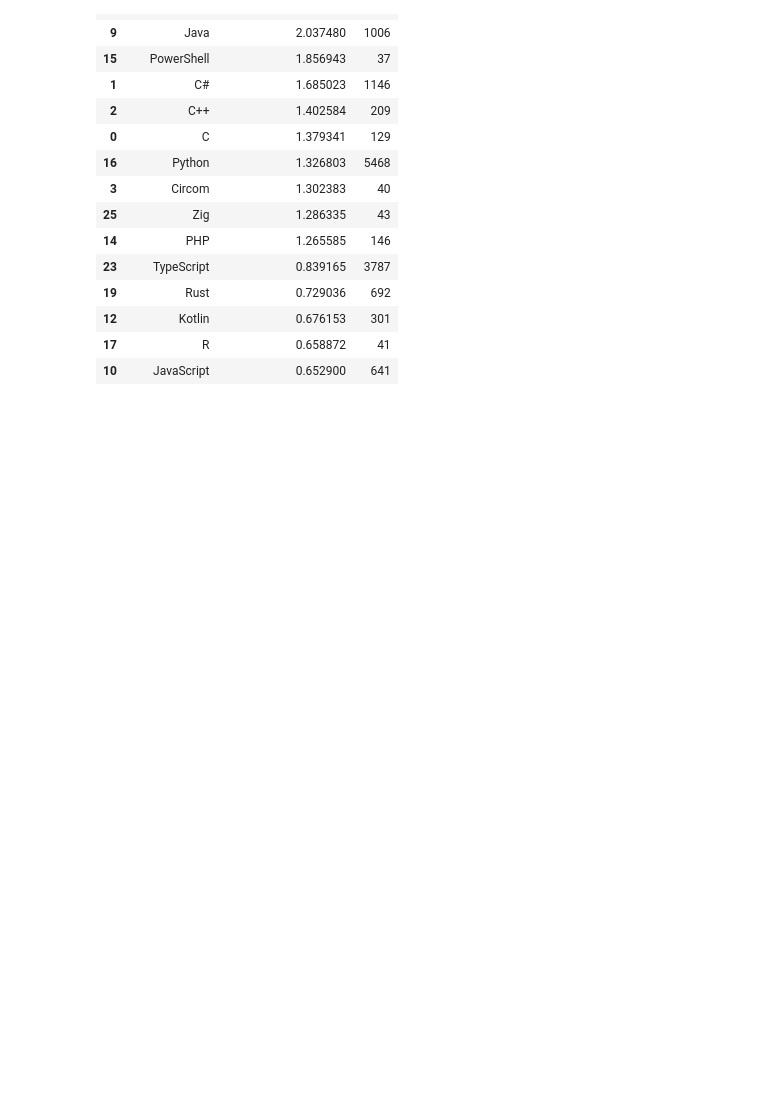
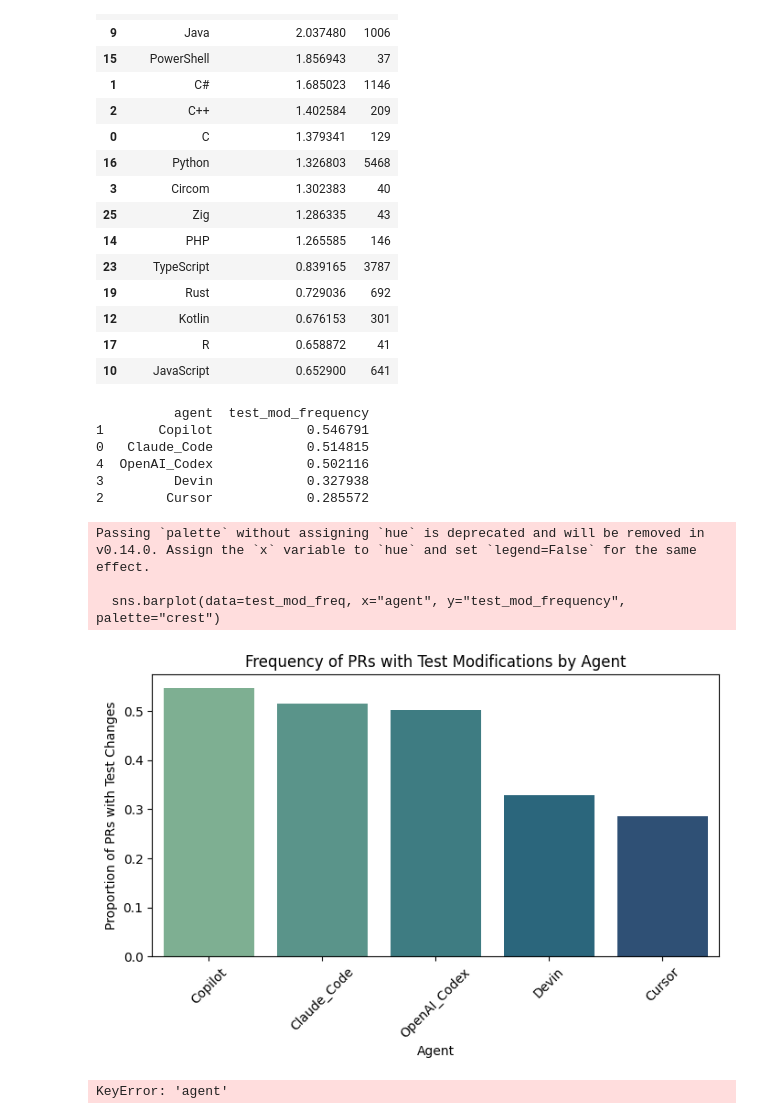
Before and after one commit to Lay-ke/Data-mining, a Jupyter notebook: analysis/load_AIDev.ipynb, the cells around one changed output. Saved outputs shown, nothing was run; the diff lists cells and outputs as text; code cells hidden in the pictures; blank space fills up the shorter version.

```diff
--- a/analysis/load_AIDev.ipynb
+++ b/analysis/load_AIDev.ipynb
@@ -849,3 +849,82 @@ Passing `palette` without assigning `hue` is deprecated and will be removed in v
 | 12 | Kotlin | 0.676153 | 301 |
 | 17 | R | 0.658872 | 41 |
 | 10 | JavaScript | 0.652900 | 641 |
+# %%
+# RQ1.1
+# Step 1: flag PRs that modify tests
+merged_final["has_test_mod"] = merged_final["test_to_code_churn_ratio"] > 0
+
+# Step 2: group by agent
+test_mod_freq = (
+    merged_final.groupby("agent")["has_test_mod"]
+    .mean()
+    .reset_index(name="test_mod_frequency")
+    .sort_values("test_mod_frequency", ascending=False)
+)
+
+print(test_mod_freq)
+# %% [output]
+          agent  test_mod_frequency
+1       Copilot            0.546791
+0   Claude_Code            0.514815
+4  OpenAI_Codex            0.502116
+3         Devin            0.327938
+2        Cursor            0.285572
+# %%
+import seaborn as sns
+import matplotlib.pyplot as plt
+
+plt.figure(figsize=(8,4))
+sns.barplot(data=test_mod_freq, x="agent", y="test_mod_frequency", palette="crest")
+plt.title("Frequency of PRs with Test Modifications by Agent")
+plt.ylabel("Proportion of PRs with Test Changes")
+plt.xlabel("Agent")
+plt.xticks(rotation=45)
+plt.show()
+# %% [output]
+Passing `palette` without assigning `hue` is deprecated and will be removed in v0.14.0. Assign the `x` variable to `hue` and set `legend=False` for the same effect.
+
+  sns.barplot(data=test_mod_freq, x="agent", y="test_mod_frequency", palette="crest")
+[figure, added]
+# %%
+import pandas as pd
+import statsmodels.api as sm
+import statsmodels.formula.api as smf
+
+# Step 1: Merge churn with PR metadata
+churn_merge_df = churn_pivot.merge(
+    pr_df[['id', 'agent', 'state', 'merged_at']],
+    left_on='pr_id', right_on='id', how='left'
+)
+
+# Step 2: Create a binary column for merge status
+churn_merge_df['is_merged'] = churn_merge_df['merged_at'].notnull().astype(int)
+
+# Step 3: Compute descriptive statistics
+merge_stats = churn_merge_df.groupby('is_merged')['test_to_code_churn_ratio'].agg(['mean', 'median', 'std', 'count'])
+agent_merge_stats = churn_merge_df.groupby(['agent', 'is_merged'])['test_to_code_churn_ratio'].mean().reset_index()
+
+print("🔹 Descriptive Stats by Merge Status:")
+print(merge_stats)
+print("\n🔹 Mean Test-to-Code Churn by Agent and Merge Status:")
+print(agent_merge_stats)
+
+# Step 4: Logistic regression model
+# We'll use log(churn + 1) to reduce skewness
+churn_merge_df['log_test_churn'] = np.log1p(churn_merge_df['test_to_code_churn_ratio'])
+
+# Drop NAs
+clean_df = churn_merge_df.dropna(subset=['log_test_churn', 'is_merged', 'agent'])
+
+# Encode agent as dummy variables
+model = smf.logit("is_merged ~ log_test_churn + C(agent)", data=clean_df).fit()
+
+print("\n📈 Logistic Regression Results (Likelihood of Merge vs. Test Churn):")
+print(model.summary())
+
+# Step 5: Odds interpretation
+odds_ratio = np.exp(model.params)
+print("\n🔹 Odds Ratios:")
+print(odds_ratio)
+# %% [output]
+KeyError: 'agent'
```
